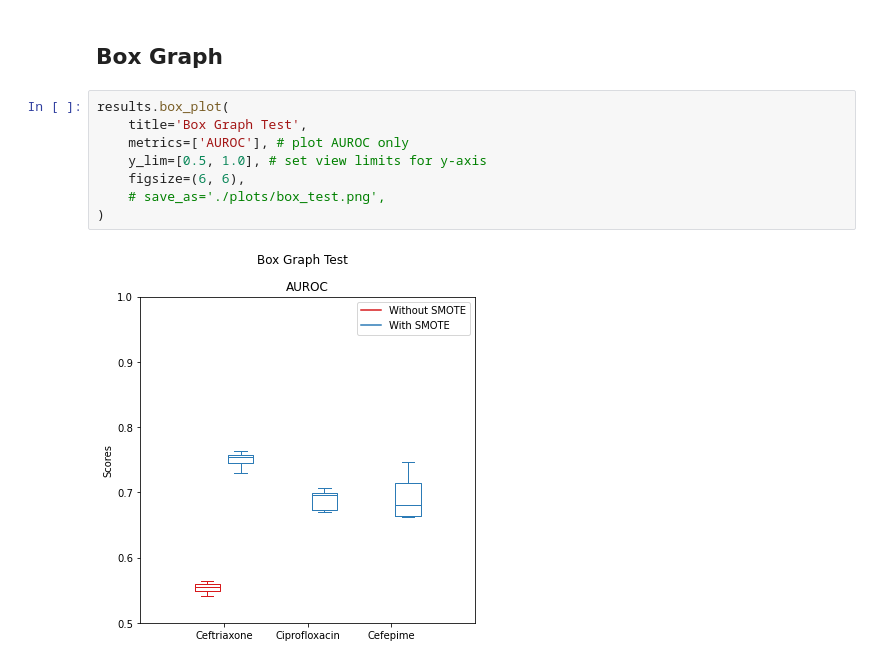
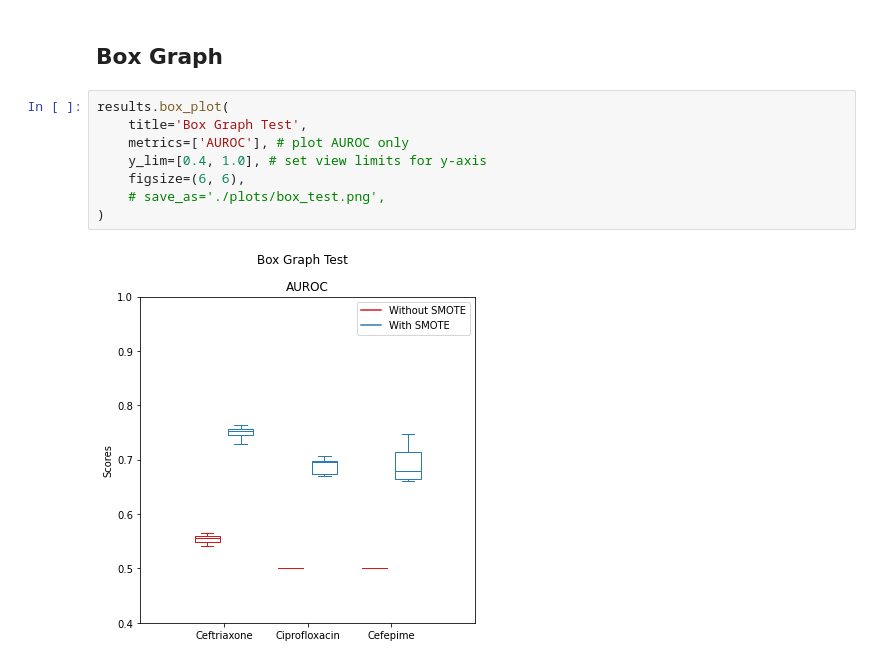
Before and after one commit to seibikobara/CS534FinalMSpathogens, a Jupyter notebook: trainer_test.ipynb, the cells around one changed output. Cells and saved outputs as stored; diff of their text form.

```diff
--- a/trainer_test.ipynb
+++ b/trainer_test.ipynb
@@ -94,10 +95,10 @@ results.bar_plot(
 # %%
 results.box_plot(
     title='Box Graph Test',
     metrics=['AUROC'], # plot AUROC only
-    y_lim=[0.5, 1.0], # set view limits for y-axis
+    y_lim=[0.4, 1.0], # set view limits for y-axis
     figsize=(6, 6),
     # save_as='./plots/box_test.png',
 )
 # %% [output]
-[figure, old version]
+[figure, new version]
```
Also changed, not shown: parts of 1 cell of this notebook.
